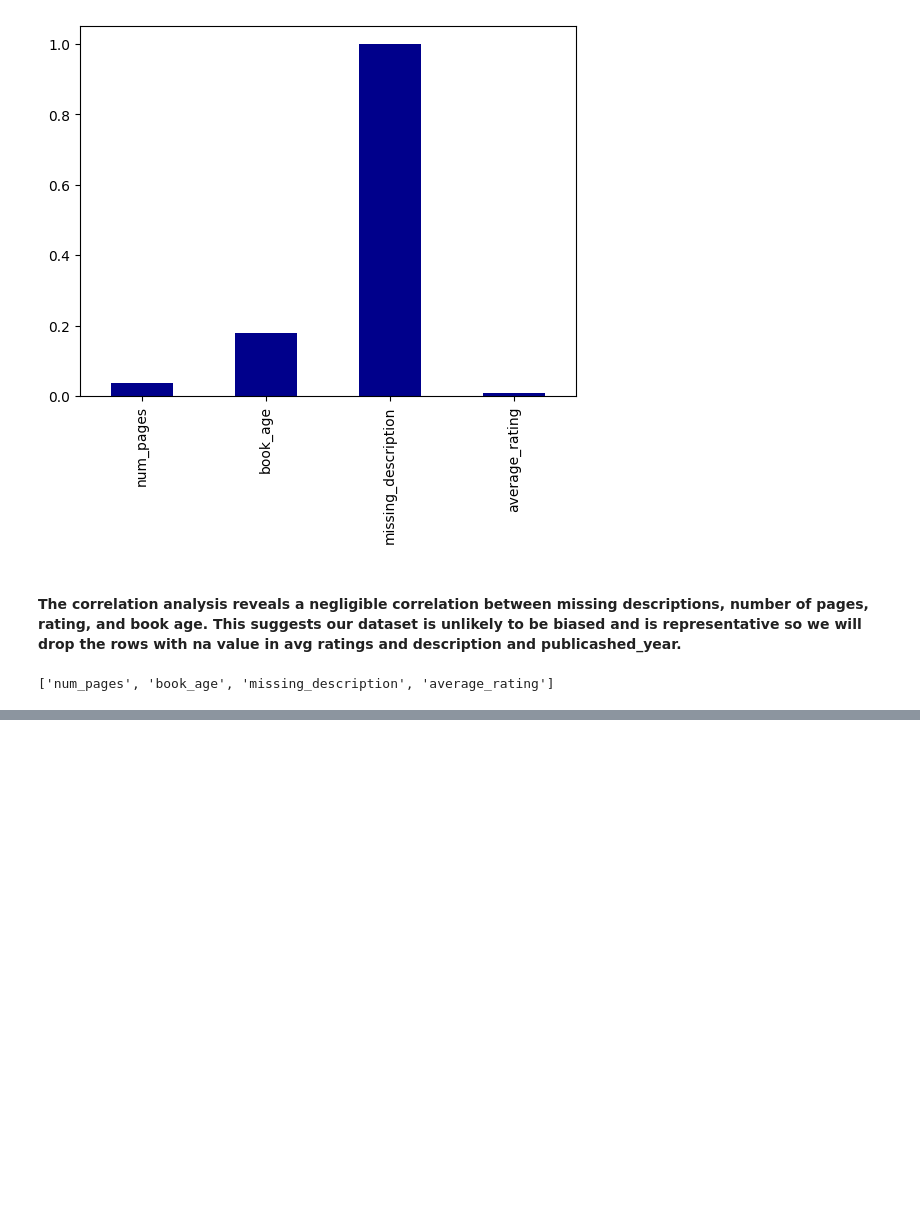
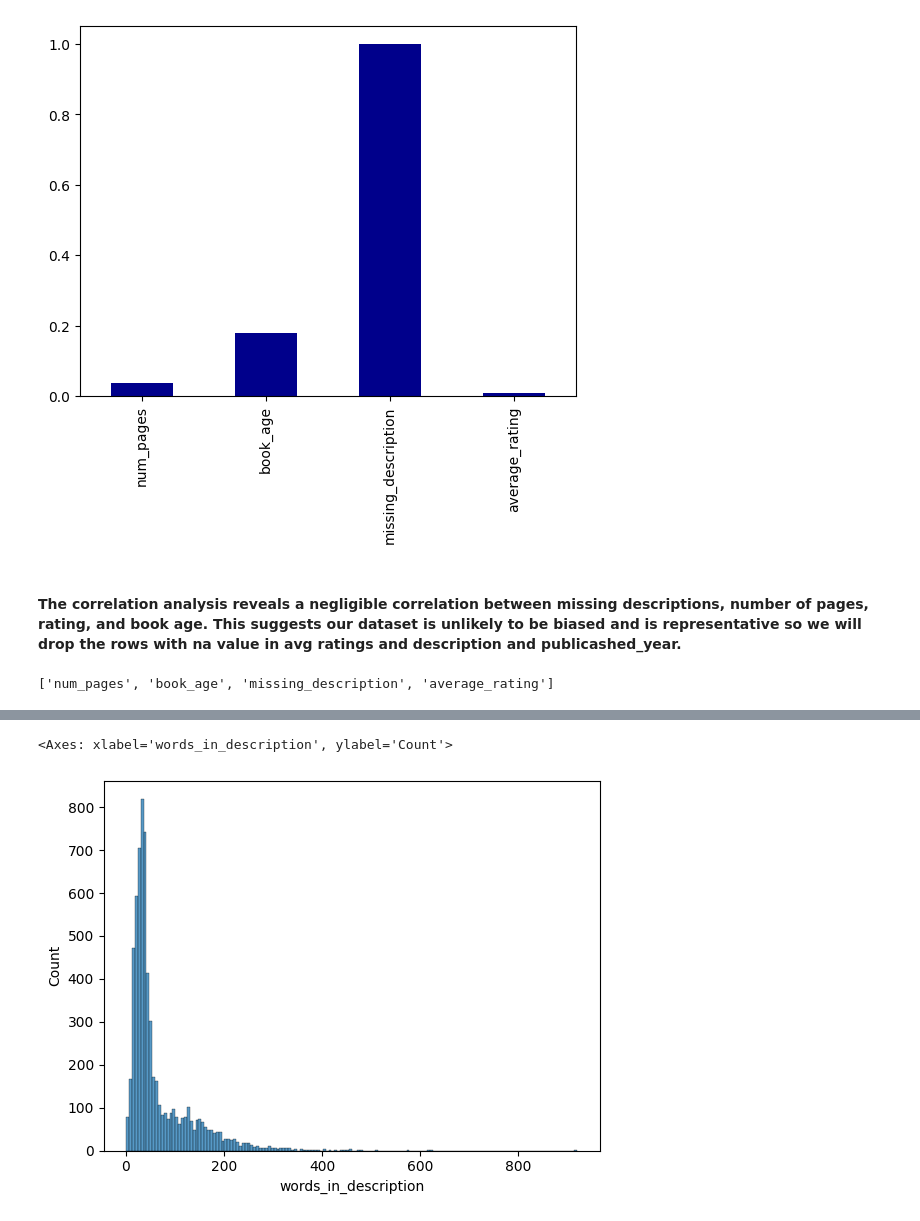
Before and after one commit to YassineSdk/Semantic-book-recommendation, a Jupyter notebook: semantic-book-recommender.ipynb, the cells around one changed output, grey strips where cells are left out. Saved outputs shown, nothing was run; the diff lists cells and outputs as text; code cells hidden in the pictures; blank space fills up the shorter version.

```diff
--- a/semantic-book-recommender.ipynb
+++ b/semantic-book-recommender.ipynb
@@ -144,0 +164,7 @@ df.head()
+# %%
+df['words_in_description'] = df['description'].str.split().str.len()
+# %%
+sns.histplot(df['words_in_description'])
+# %% [output]
+<Axes: xlabel='words_in_description', ylabel='Count'>
+[figure, added]
```
Also changed, not shown: parts of 55 cells of this notebook.
